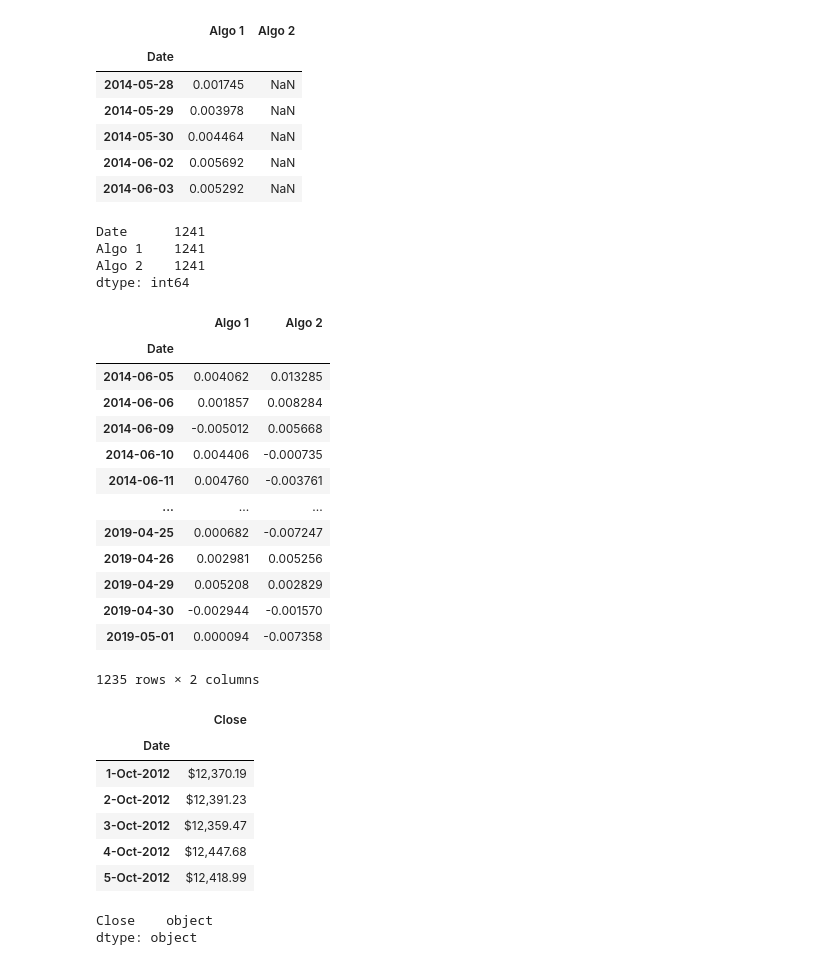
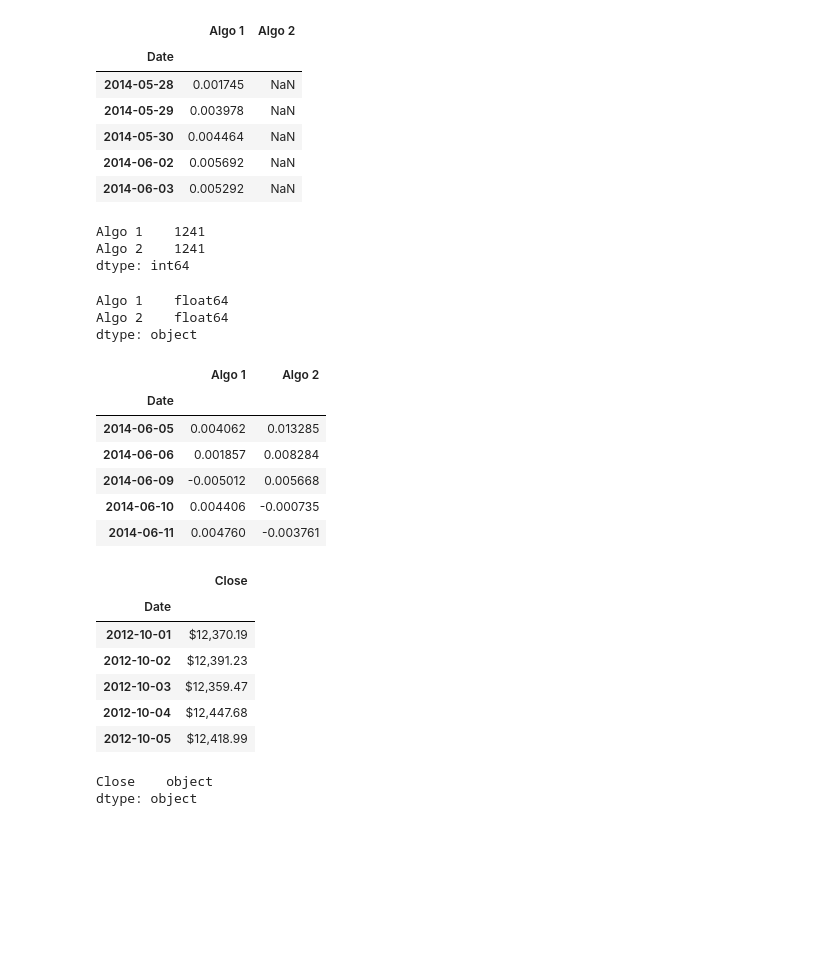
Before and after one commit to ycolagelo/Portfolio-Analysis, a Jupyter notebook: Data_analysis.ipynb, the cells around one changed output. Saved outputs shown, nothing was run; the diff lists cells and outputs as text; code cells hidden in the pictures; blank space fills up the shorter version.

```diff
--- a/Data_analysis.ipynb
+++ b/Data_analysis.ipynb
@@ -88,6 +83,12 @@ whale_df
 # %%
 #reading the algorithmic return
-#algo_df = pd.read_csv(r'C:\Users\Yvonne Colangelo\Downloads\algo_returns.csv')
+algo_df = pd.read_csv(r'C:\Users\Yvonne Colangelo\Downloads\algo_returns.csv')
+algo_df['Date']=pd.to_datetime(algo_df['Date'])
+algo_df.set_index('Date', inplace=True)
+algo_df.sort_index()
+
+
+algo_df = algo_df.sort_index()
 algo_df.head()
 # %% [output]
 |  | Algo 1 | Algo 2 |
@@ -100,40 +101,41 @@ algo_df.head()
 # %%
 algo_df.isnull().count()
 # %% [output]
-Date      1241
 Algo 1    1241
 Algo 2    1241
 dtype: int64
+# %%
+algo_df.dtypes
+# %% [output]
+Algo 1    float64
+Algo 2    float64
+dtype: object
 # %%
 algo_df.dropna(inplace = True)
-algo_df
+algo_df.head()
 # %% [output]
 |  | Algo 1 | Algo 2 |
 | Date |  |  |
 | 2014-06-05 | 0.004062 | 0.013285 |
 | 2014-06-06 | 0.001857 | 0.008284 |
 | 2014-06-09 | -0.005012 | 0.005668 |
 | 2014-06-10 | 0.004406 | -0.000735 |
 | 2014-06-11 | 0.004760 | -0.003761 |
-| ... | ... | ... |
-| 2019-04-25 | 0.000682 | -0.007247 |
-| 2019-04-26 | 0.002981 | 0.005256 |
-| 2019-04-29 | 0.005208 | 0.002829 |
-| 2019-04-30 | -0.002944 | -0.001570 |
-| 2019-05-01 | 0.000094 | -0.007358 |
-1235 rows × 2 columns
 # %%
 #reading the S&P TSX 60 historic closing price
-#tsx60_df = pd.read_csv(r'C:\Users\Yvonne Colangelo\Downloads\sp_tsx_history.csv')
+tsx60_df = pd.read_csv(r'C:\Users\Yvonne Colangelo\Downloads\sp_tsx_history.csv')
+tsx60_df['Date']=pd.to_datetime(tsx60_df['Date'])
+tsx60_df.set_index('Date', inplace=True)
+tsx60_df.sort_index()
 tsx60_df.head()
 # %% [output]
 |  | Close |
 | Date |  |
-| 1-Oct-2012 | $12,370.19 |
-| 2-Oct-2012 | $12,391.23 |
-| 3-Oct-2012 | $12,359.47 |
-| 4-Oct-2012 | $12,447.68 |
-| 5-Oct-2012 | $12,418.99 |
+| 2012-10-01 | $12,370.19 |
+| 2012-10-02 | $12,391.23 |
+| 2012-10-03 | $12,359.47 |
+| 2012-10-04 | $12,447.68 |
+| 2012-10-05 | $12,418.99 |
 # %%
 #checking for the datatype
 tsx60_df.dtypes
```
Also changed, not shown: parts of 29 cells of this notebook, 1 other file.
